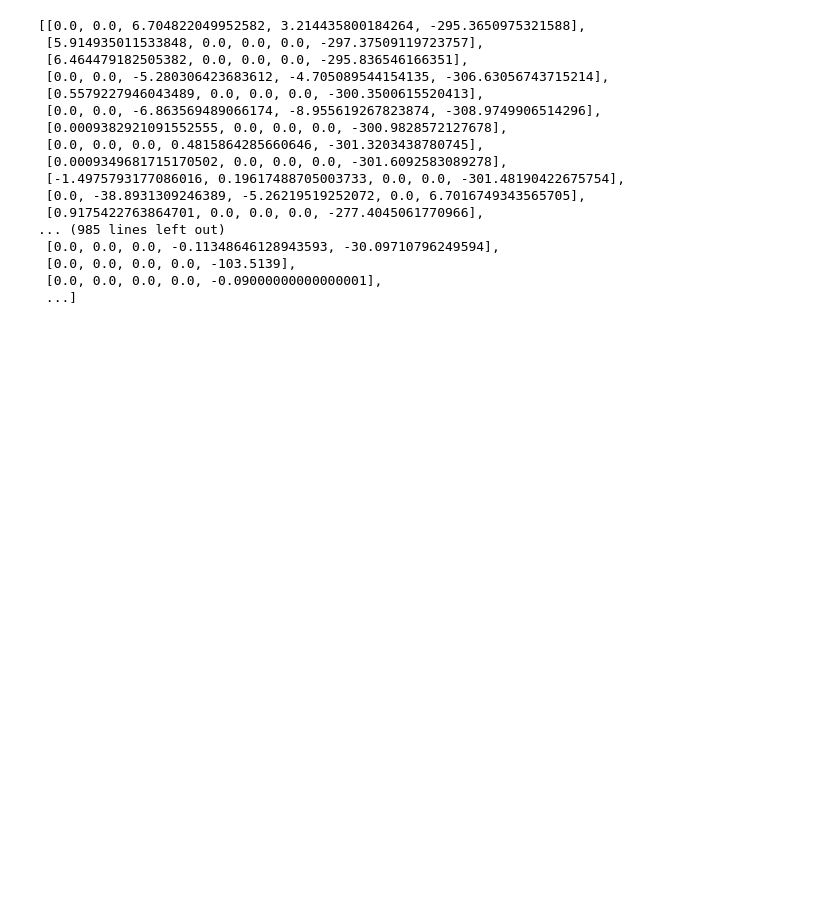
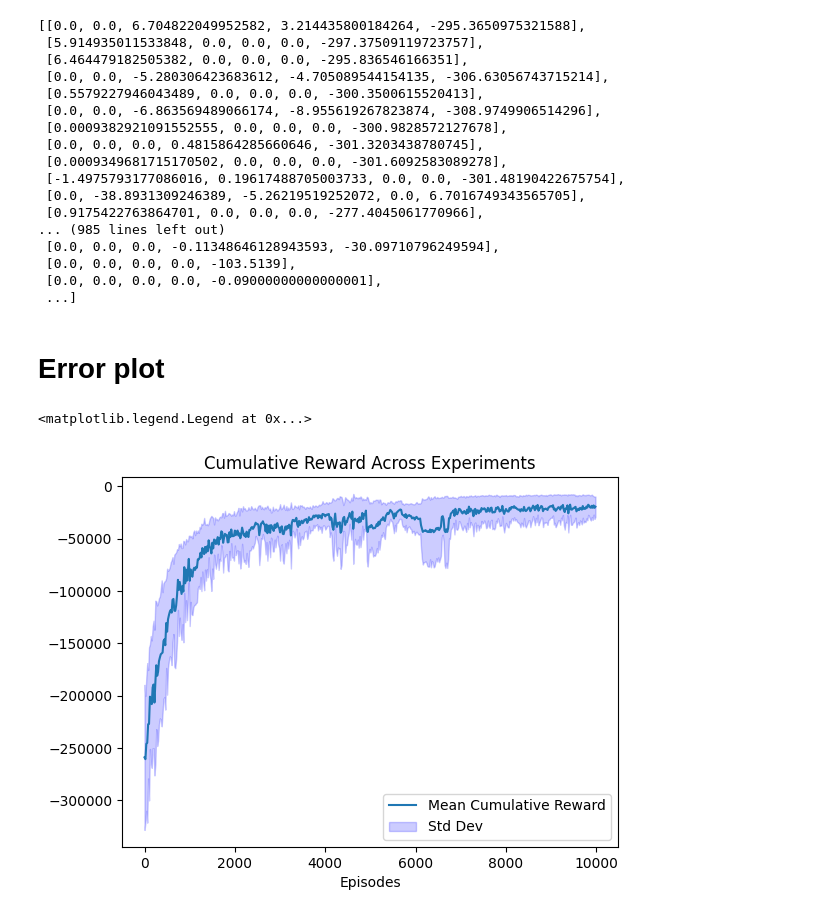
Before and after one commit to gvlos/SwitchFL, a Jupyter notebook: plot.ipynb, the cells around one changed output. Drawn from its saved outputs; the diff is of its cells as text; code cells hidden in the pictures; blank space fills up the shorter version.

```diff
--- a/plot.ipynb
+++ b/plot.ipynb
@@ -84,3 +97,36 @@ list(q_table.values())
  [0.0, 0.0, 0.0, 0.0, -103.5139],
  [0.0, 0.0, 0.0, 0.0, -0.09000000000000001],
  ...]
+# %% [markdown]
+# Error plot
+# %%
+list_dir = [
+    '/home/gianvito/Desktop/flatland_exp/15_agents/exp_0',
+    '/home/gianvito/Desktop/flatland_exp/15_agents_2/exp_0',
+    '/home/gianvito/Desktop/flatland_exp/15_agents_3/exp_0',
+    '/home/gianvito/Desktop/flatland_exp/15_agents_wopenalty/exp_0',
+]
+# %%
+num_episodes = 10000
+n_windows = 500
+
+aggr_rew = np.zeros((len(list_dir), num_episodes))
+
+for i, out_dir in enumerate(list_dir):
+    cum_reward = np.load(os.path.join(out_dir, "cum_reward.npz"))
+    aggr_rew[i, :] = cum_reward["x"][:num_episodes]
+# %%
+fig, ax = plt.subplots()
+
+ax.plot(np.arange(0, num_episodes, num_episodes/n_windows),
+        running_avg(np.mean(aggr_rew, axis=0), n_windows), label='Mean Cumulative Reward')
+ax.fill_between(np.arange(0, num_episodes, num_episodes/n_windows),
+                running_avg(np.mean(aggr_rew, axis=0) - np.std(aggr_rew, axis=0), n_windows),
+                running_avg(np.mean(aggr_rew, axis=0) + np.std(aggr_rew, axis=0), n_windows),
+                color='b', alpha=0.2, label='Std Dev')
+ax.set_title('Cumulative Reward Across Experiments')
+ax.set_xlabel('Episodes')
+ax.legend()
+# %% [output]
+<matplotlib.legend.Legend at 0x...>
+[figure, added]
```
Also changed, not shown: parts of 9 cells of this notebook, 7 other files.
